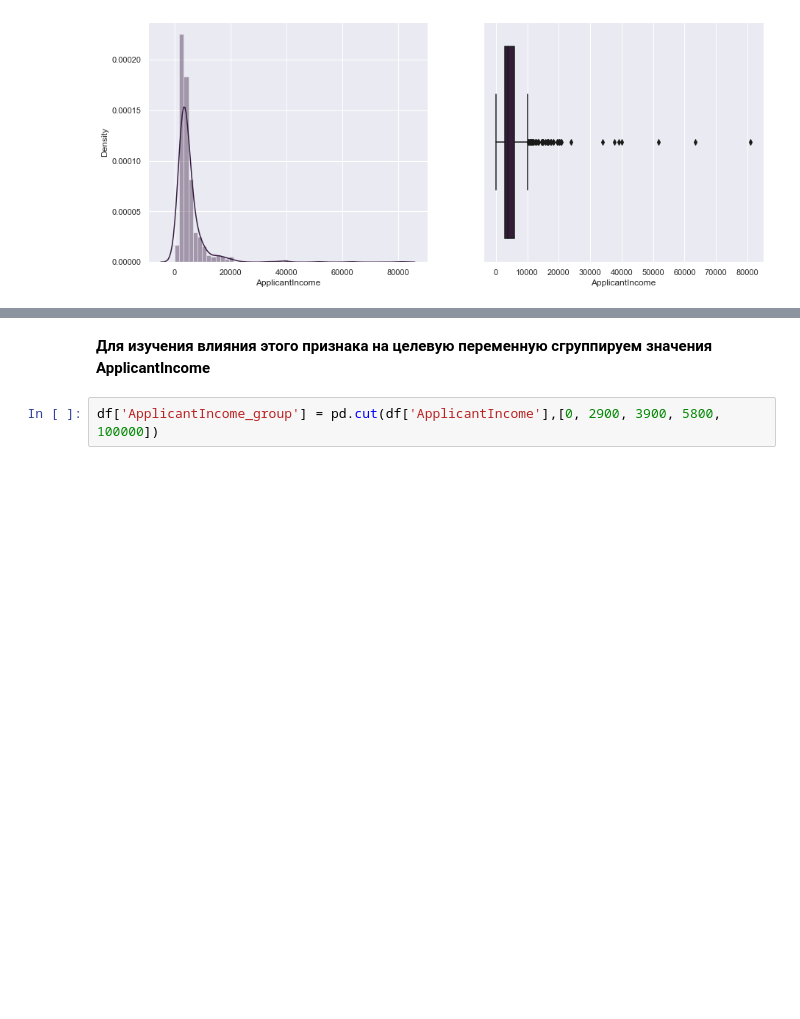
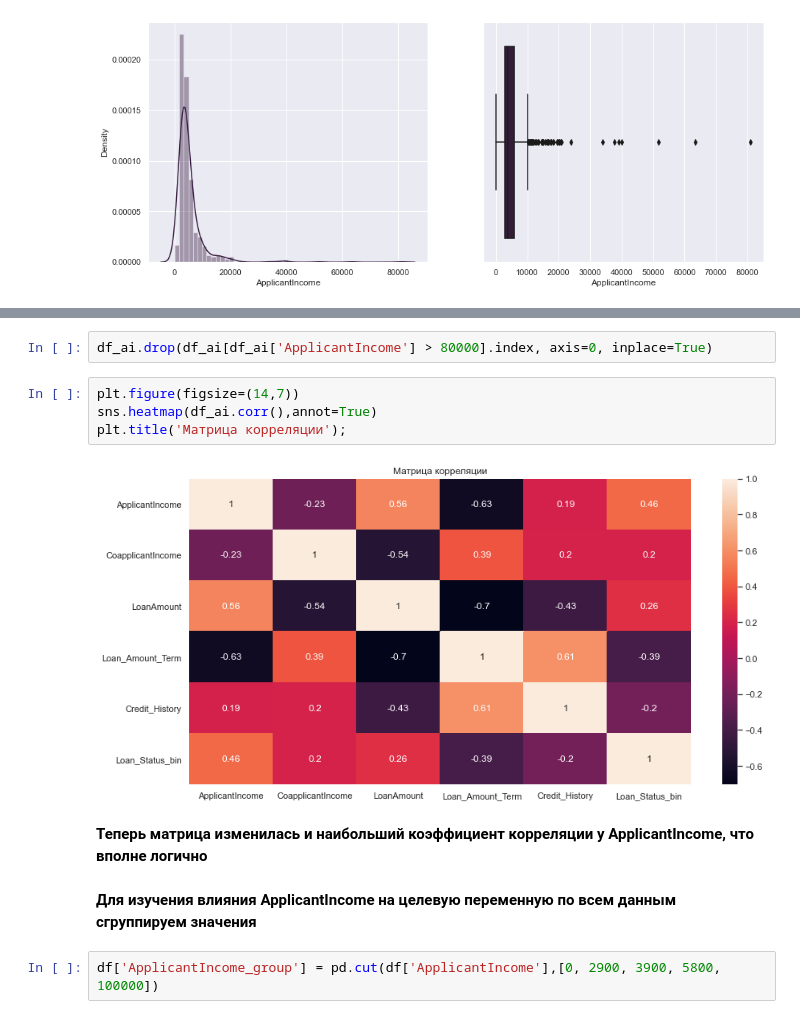
Before and after one commit to ConveroMursa/Data_Analysis, a Jupyter notebook: EDA_projects/Final_project/Loan_factors.ipynb, the cells around one changed output, grey strips where cells are left out. Drawn from its saved outputs; the diff is of its cells as text; blank space fills up the shorter version.

```diff
--- a/EDA_projects/Final_project/Loan_factors.ipynb
+++ b/EDA_projects/Final_project/Loan_factors.ipynb
@@ -444,5 +466,15 @@ sns.boxplot(df['ApplicantIncome'], ax=ax[1]);
+# %%
+df_ai.drop(df_ai[df_ai['ApplicantIncome'] > 80000].index, axis=0, inplace=True)
+# %%
+plt.figure(figsize=(14,7))
+sns.heatmap(df_ai.corr(),annot=True)
+plt.title('Матрица корреляции');
+# %% [output]
+[figure, added]
+# %% [markdown]
+**Теперь матрица изменилась и наибольший коэффициент корреляции у ApplicantIncome, что вполне логично**
 # %% [markdown]
-**Для изучения влияния этого признака на целевую переменную сгруппируем значения ApplicantIncome**
+**Для изучения влияния ApplicantIncome на целевую переменную по всем данным сгруппируем значения**
 # %%
 df['ApplicantIncome_group'] = pd.cut(df['ApplicantIncome'],[0, 2900, 3900, 5800, 100000])
 # %%
```
Also changed, not shown: parts of 24 cells of this notebook.
